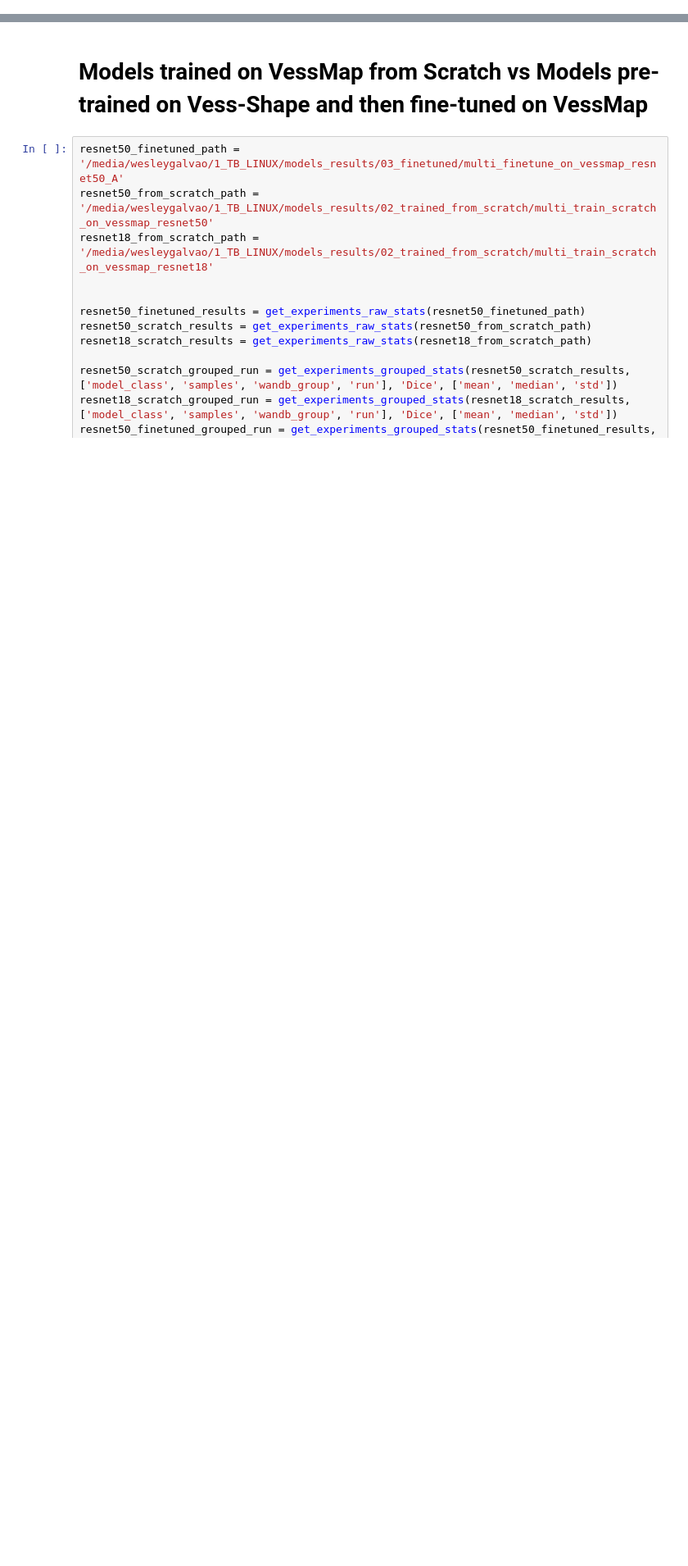
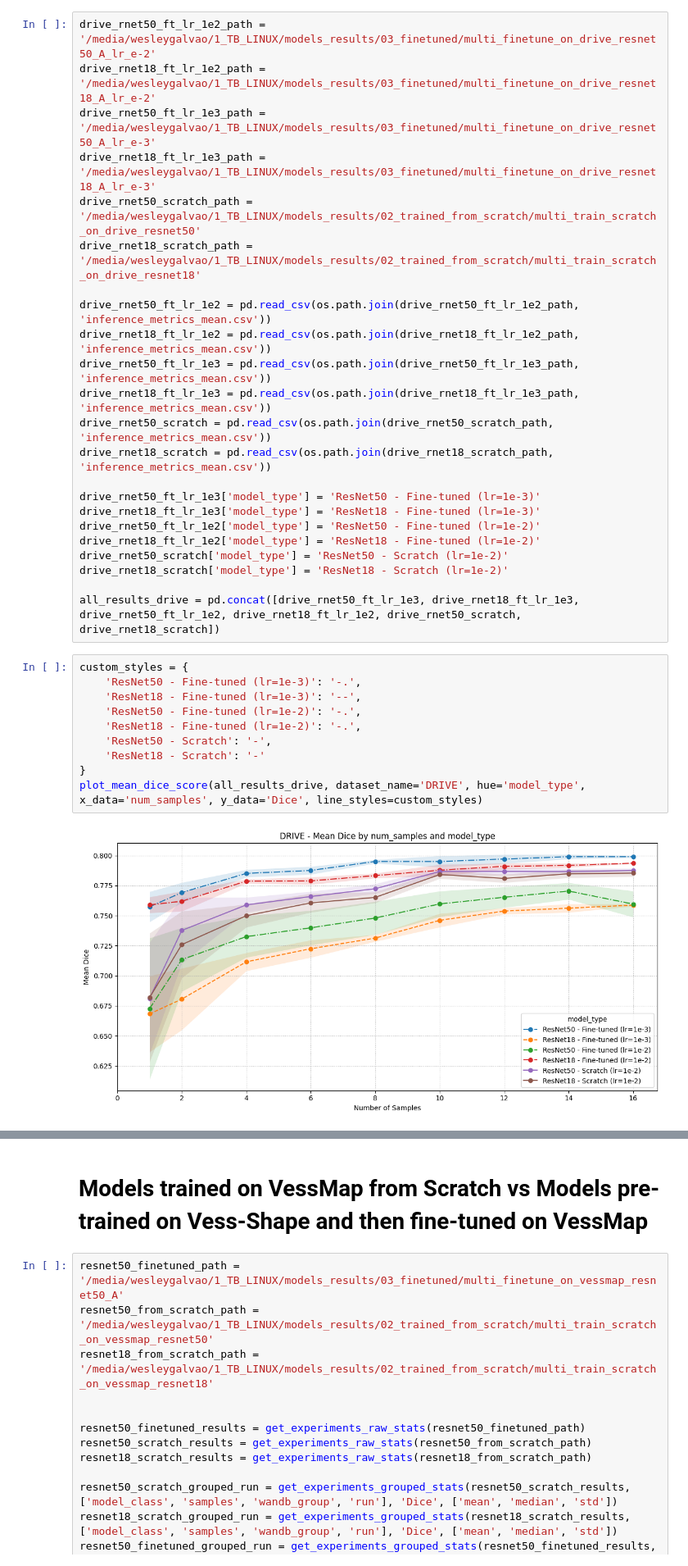
Before and after one commit to galvaowesley/vess-shape-experiments, a Jupyter notebook: 04_evaluation/models_evalation.ipynb, the cells around one changed output, grey strips where cells are left out. Shown at 82% size. Cells and saved outputs as stored; diff of their text form; blank space fills up the shorter version.

```diff
--- a/04_evaluation/models_evalation.ipynb
+++ b/04_evaluation/models_evalation.ipynb
@@ -8,0 +63,35 @@ from utils import get_experiments_raw_stats, get_experiments_grouped_stats, plot
+# %%
+drive_rnet50_ft_lr_1e2_path = '/media/wesleygalvao/1_TB_LINUX/models_results/03_finetuned/multi_finetune_on_drive_resnet50_A_lr_e-2'
+drive_rnet18_ft_lr_1e2_path = '/media/wesleygalvao/1_TB_LINUX/models_results/03_finetuned/multi_finetune_on_drive_resnet18_A_lr_e-2'
+drive_rnet50_ft_lr_1e3_path = '/media/wesleygalvao/1_TB_LINUX/models_results/03_finetuned/multi_finetune_on_drive_resnet50_A_lr_e-3'
+drive_rnet18_ft_lr_1e3_path = '/media/wesleygalvao/1_TB_LINUX/models_results/03_finetuned/multi_finetune_on_drive_resnet18_A_lr_e-3'
+drive_rnet50_scratch_path = '/media/wesleygalvao/1_TB_LINUX/models_results/02_trained_from_scratch/multi_train_scratch_on_drive_resnet50'
+drive_rnet18_scratch_path = '/media/wesleygalvao/1_TB_LINUX/models_results/02_trained_from_scratch/multi_train_scratch_on_drive_resnet18'
+
+drive_rnet50_ft_lr_1e2 = pd.read_csv(os.path.join(drive_rnet50_ft_lr_1e2_path, 'inference_metrics_mean.csv'))
+drive_rnet18_ft_lr_1e2 = pd.read_csv(os.path.join(drive_rnet18_ft_lr_1e2_path, 'inference_metrics_mean.csv'))
+drive_rnet50_ft_lr_1e3 = pd.read_csv(os.path.join(drive_rnet50_ft_lr_1e3_path, 'inference_metrics_mean.csv'))
+drive_rnet18_ft_lr_1e3 = pd.read_csv(os.path.join(drive_rnet18_ft_lr_1e3_path, 'inference_metrics_mean.csv'))
+drive_rnet50_scratch = pd.read_csv(os.path.join(drive_rnet50_scratch_path, 'inference_metrics_mean.csv'))
+drive_rnet18_scratch = pd.read_csv(os.path.join(drive_rnet18_scratch_path, 'inference_metrics_mean.csv'))
+
+drive_rnet50_ft_lr_1e3['model_type'] = 'ResNet50 - Fine-tuned (lr=1e-3)'
+drive_rnet18_ft_lr_1e3['model_type'] = 'ResNet18 - Fine-tuned (lr=1e-3)'
+drive_rnet50_ft_lr_1e2['model_type'] = 'ResNet50 - Fine-tuned (lr=1e-2)'
+drive_rnet18_ft_lr_1e2['model_type'] = 'ResNet18 - Fine-tuned (lr=1e-2)'
+drive_rnet50_scratch['model_type'] = 'ResNet50 - Scratch (lr=1e-2)'
+drive_rnet18_scratch['model_type'] = 'ResNet18 - Scratch (lr=1e-2)'
+
+all_results_drive = pd.concat([drive_rnet50_ft_lr_1e3, drive_rnet18_ft_lr_1e3, drive_rnet50_ft_lr_1e2, drive_rnet18_ft_lr_1e2, drive_rnet50_scratch, drive_rnet18_scratch])
+# %%
+custom_styles = {
+    'ResNet50 - Fine-tuned (lr=1e-3)': '-.',
+    'ResNet18 - Fine-tuned (lr=1e-3)': '--',
+    'ResNet50 - Fine-tuned (lr=1e-2)': '-.',
+    'ResNet18 - Fine-tuned (lr=1e-2)': '-.',
+    'ResNet50 - Scratch': '-',
+    'ResNet18 - Scratch': '-'
+}
+plot_mean_dice_score(all_results_drive, dataset_name='DRIVE', hue='model_type', x_data='num_samples', y_data='Dice', line_styles=custom_styles)
+# %% [output]
+[figure, added]
```
Also changed, not shown: parts of 8 cells of this notebook, 2 other files.
